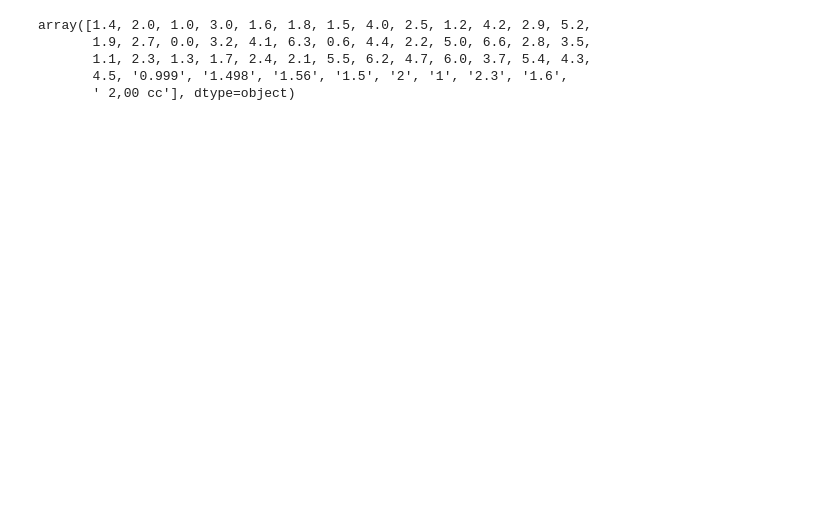
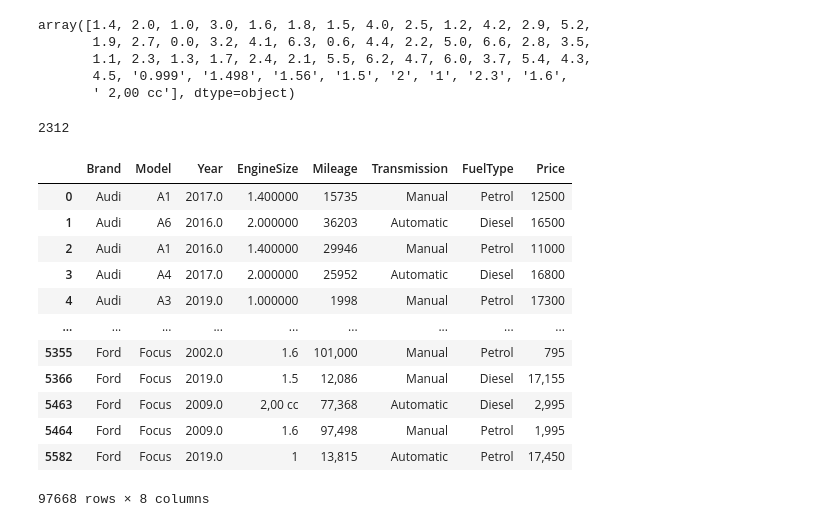
Before and after one commit to santhart97/The_right_offer, a Jupyter notebook: Preparing Data.ipynb, the cells around one changed output. Drawn from its saved outputs; the diff is of its cells as text; code cells hidden in the pictures; blank space fills up the shorter version.

```diff
--- a/Preparing Data.ipynb
+++ b/Preparing Data.ipynb
@@ -423,3 +423,25 @@ array([1.4, 2.0, 1.0, 3.0, 1.6, 1.8, 1.5, 4.0, 2.5, 1.2, 4.2, 2.9, 5.2,
        1.1, 2.3, 1.3, 1.7, 2.4, 2.1, 5.5, 6.2, 4.7, 6.0, 3.7, 5.4, 4.3,
        4.5, '0.999', '1.498', '1.56', '1.5', '2', '1', '2.3', '1.6',
        ' 2,00 cc'], dtype=object)
+# %%
+cars.duplicated().sum()
+# %% [output]
+2312
+# %%
+cars = cars.drop_duplicates()
+# %%
+cars
+# %% [output]
+|  | Brand | Model | Year | EngineSize | Mileage | Transmission | FuelType | Price |
+| 0 | Audi | A1 | 2017.0 | 1.400000 | 15735 | Manual | Petrol | 12500 |
+| 1 | Audi | A6 | 2016.0 | 2.000000 | 36203 | Automatic | Diesel | 16500 |
+| 2 | Audi | A1 | 2016.0 | 1.400000 | 29946 | Manual | Petrol | 11000 |
+| 3 | Audi | A4 | 2017.0 | 2.000000 | 25952 | Automatic | Diesel | 16800 |
+| 4 | Audi | A3 | 2019.0 | 1.000000 | 1998 | Manual | Petrol | 17300 |
+| ... | ... | ... | ... | ... | ... | ... | ... | ... |
+| 5355 | Ford | Focus | 2002.0 | 1.6 | 101,000 | Manual | Petrol | 795 |
+| 5366 | Ford | Focus | 2019.0 | 1.5 | 12,086 | Manual | Diesel | 17,155 |
+| 5463 | Ford | Focus | 2009.0 | 2,00 cc | 77,368 | Automatic | Diesel | 2,995 |
+| 5464 | Ford | Focus | 2009.0 | 1.6 | 97,498 | Manual | Petrol | 1,995 |
+| 5582 | Ford | Focus | 2019.0 | 1 | 13,815 | Automatic | Petrol | 17,450 |
+97668 rows × 8 columns
```
Also changed, not shown: parts of 5 cells of this notebook, 6 other files.
